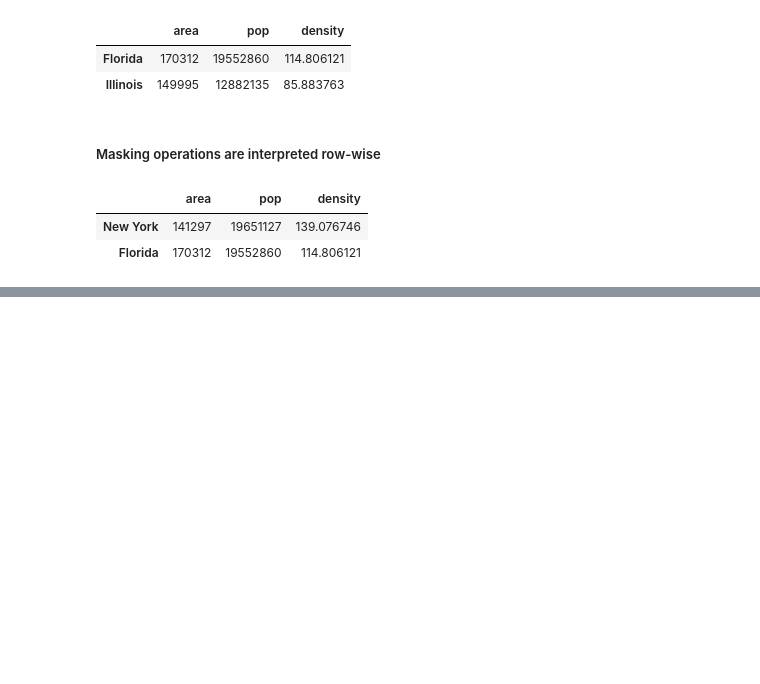
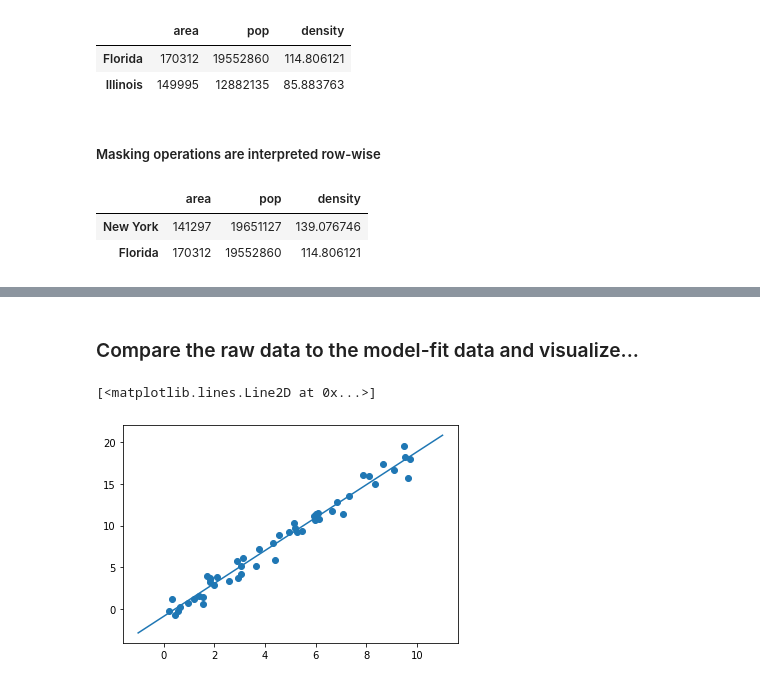
Before and after one commit to flizzer/PythonDataScienceHandbook, a Jupyter notebook: PythonDataScinceHandbookExperimentation.ipynb, the cells around one changed output, grey strips where cells are left out. Cells and saved outputs as stored; diff of their text form; code cells hidden in the pictures; blank space fills up the shorter version.

```diff
--- a/PythonDataScinceHandbookExperimentation.ipynb
+++ b/PythonDataScinceHandbookExperimentation.ipynb
@@ -264,0 +330,5 @@ df[df.density > 100]
+# %%
+X = x[:,np.newaxis] #np.newaxis adds one more dimension (https://stackoverflow.com/questions/29241056/how-does-numpy-newaxis-work-and-when-to-use-it) to make the data conform to [n_samles, n_features]
+print(X.shape)
+print(type(X))
+X
@@ -264,0 +355,2 @@ df[df.density > 100]
+# %%
+model.fit(X,y)
@@ -264,0 +367,2 @@ df[df.density > 100]
+# %%
+xfit = np.linspace(-1,11)
@@ -264,0 +386,11 @@ df[df.density > 100]
+# %%
+Xfit = xfit[:,np.newaxis] #again, make the data conform to [n_samles, n_features]
+yfit = model.predict(Xfit)
+# %% [markdown]
+### Compare the raw data to the model-fit data and visualize...
+# %%
+plt.scatter(x,y) #original dataset
+plt.plot(xfit,yfit) #model-fit
+# %% [output]
+[<matplotlib.lines.Line2D at 0x...>]
+[figure, added]
```
Also changed, not shown: parts of 17 cells of this notebook.
